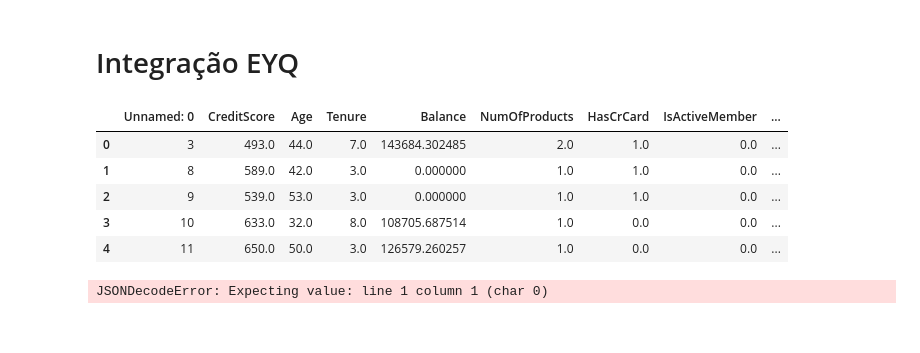
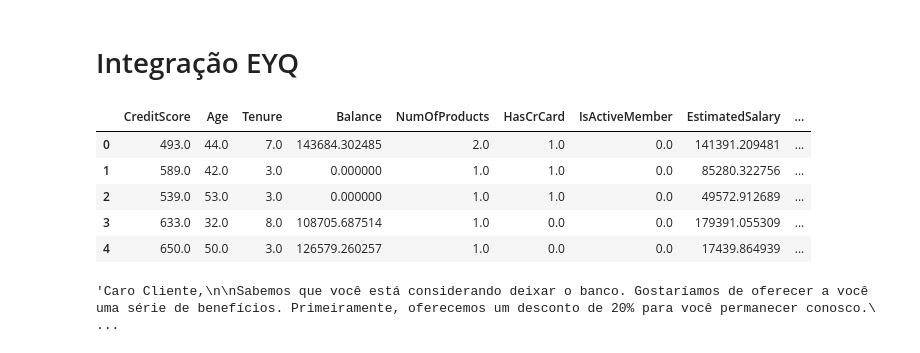
Before and after one commit to FredAlissonx/Grupo2DnA, a Jupyter notebook: machine-learning/prod.ipynb, the cells around one changed output. Cells and saved outputs as stored; diff of their text form; code cells hidden in the pictures.

Commit message:
Extraindo resultados da IA generativa e movendo para bases ouro

```diff
--- a/machine-learning/prod.ipynb
+++ b/machine-learning/prod.ipynb
@@ -238,19 +238,21 @@ def chat(prompt):
 
     return response["choices"][0]["message"]["content"]
 # %%
-df_previsoes_positivas = pd.read_csv('C:/Users/CB517RL/OneDrive - EY/Desktop/Projeto final/Grupo2DnA/machine-learning/df_previsoes_positivas.csv')
+# import pandas as pd
+df_previsoes_positivas = pd.read_csv('C:/Users/CB517RL/OneDrive - EY/Desktop/Projeto final/Grupo2DnA/bases/Ouro/df_previsoes_positivas.csv')
+df_previsoes_positivas = df_previsoes_positivas.drop('Unnamed: 0', axis=1)
 df_previsoes_positivas.head()
 # %% [output]
-|  | Unnamed: 0 | CreditScore | Age | Tenure | Balance | NumOfProducts | HasCrCard | IsActiveMember | ... |
-| 0 | 3 | 493.0 | 44.0 | 7.0 | 143684.302485 | 2.0 | 1.0 | 0.0 | ... |
-| 1 | 8 | 589.0 | 42.0 | 3.0 | 0.000000 | 1.0 | 1.0 | 0.0 | ... |
-| 2 | 9 | 539.0 | 53.0 | 3.0 | 0.000000 | 1.0 | 1.0 | 0.0 | ... |
-| 3 | 10 | 633.0 | 32.0 | 8.0 | 108705.687514 | 1.0 | 0.0 | 0.0 | ... |
-| 4 | 11 | 650.0 | 50.0 | 3.0 | 126579.260257 | 1.0 | 0.0 | 0.0 | ... |
+|  | CreditScore | Age | Tenure | Balance | NumOfProducts | HasCrCard | IsActiveMember | EstimatedSalary | ... |
+| 0 | 493.0 | 44.0 | 7.0 | 143684.302485 | 2.0 | 1.0 | 0.0 | 141391.209481 | ... |
+| 1 | 589.0 | 42.0 | 3.0 | 0.000000 | 1.0 | 1.0 | 0.0 | 85280.322756 | ... |
+| 2 | 539.0 | 53.0 | 3.0 | 0.000000 | 1.0 | 1.0 | 0.0 | 49572.912689 | ... |
+| 3 | 633.0 | 32.0 | 8.0 | 108705.687514 | 1.0 | 0.0 | 0.0 | 179391.055309 | ... |
+| 4 | 650.0 | 50.0 | 3.0 | 126579.260257 | 1.0 | 0.0 | 0.0 | 17439.864939 | ... |
 # %%
 chat(f"""
-Personalize uma mensagem para o usuario com os seguintes dados:
+Personalize uma mensagem em 10 linhas para o usuario com os seguintes dados:
      {df_previsoes_positivas.iloc[0:9]}
      """)
 # %% [output]
-JSONDecodeError: Expecting value: line 1 column 1 (char 0)
+'Caro Cliente,\n\nSabemos que você está considerando deixar o banco. Gostaríamos de oferecer a você uma série de benefícios. Primeiramente, oferecemos um desconto de 20% para você permanecer conosco.\ ...
```
Also changed, not shown: parts of 4 cells of this notebook, 2 other files.
